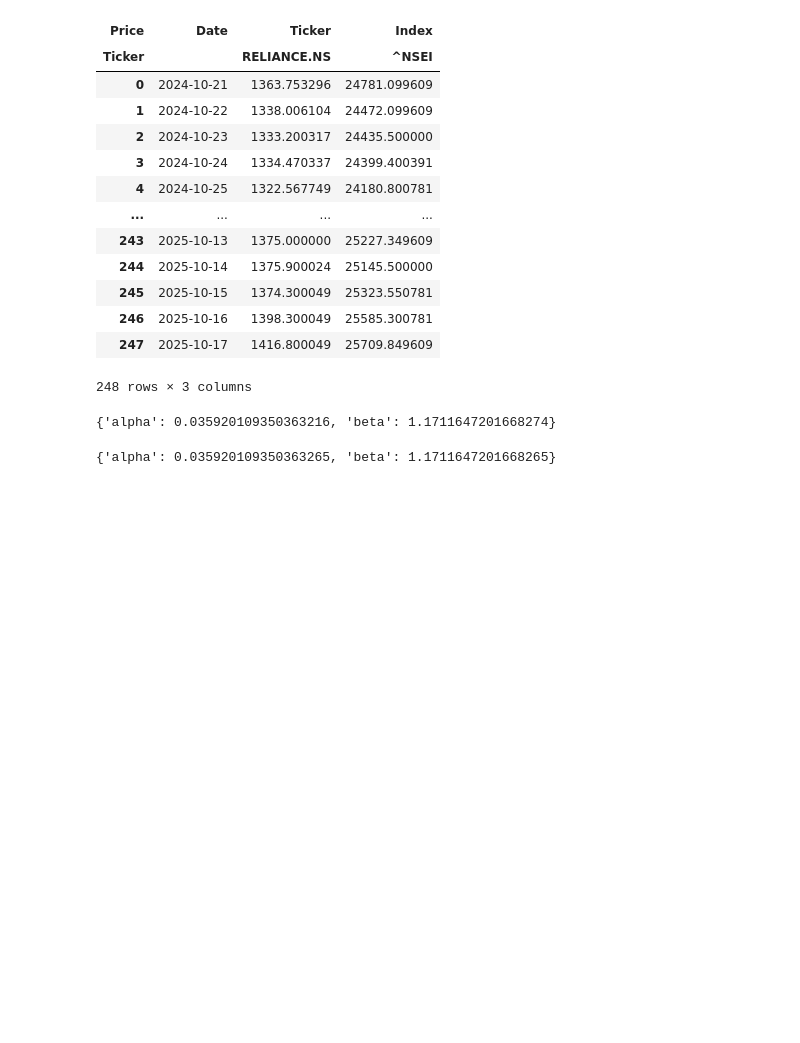
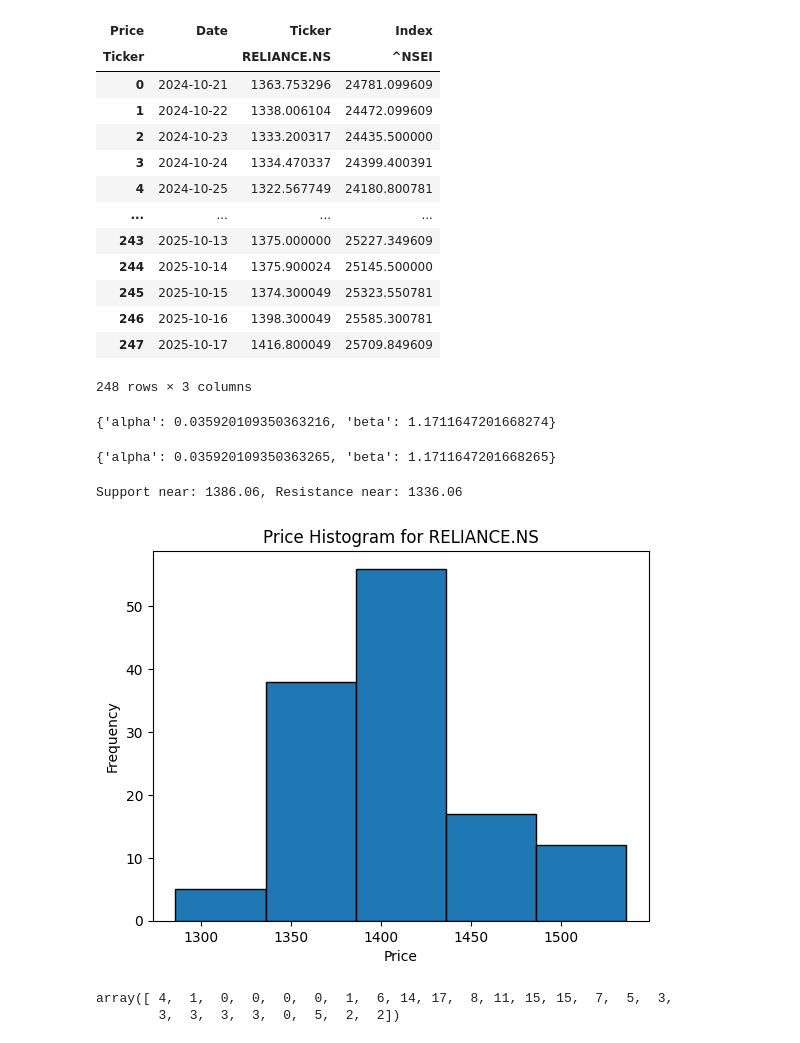
Before and after one commit to johndoe775/mcp_tools, a Jupyter notebook: research/trials.ipynb, the cells around one changed output. Cells and saved outputs as stored; diff of their text form; code cells hidden in the pictures; blank space fills up the shorter version.

```diff
--- a/research/trials.ipynb
+++ b/research/trials.ipynb
@@ -586,3 +586,42 @@ get_alpha_beta("RELIANCE.NS", '1y')
 get_alpha_beta_OLS("RELIANCE.NS", '1y')
 # %% [output]
 {'alpha': 0.035920109350363265, 'beta': 1.1711647201668265}
+# %%
+import yfinance as yf
+import numpy as np
+import matplotlib.pyplot as plt
+
+# Parameters
+TICKER = 'RELIANCE.NS'  # Replace with your stock
+PERIOD = '6mo'          # e.g., '6mo', '1y', '2y'
+BIN_SIZE = 50           # Change this to suit the price range (₹10 bin)
+
+# Download price data
+data = yf.Ticker(TICKER).history(period=PERIOD)
+prices = data['Close'].values
+
+# Create bins
+bins = np.arange(prices.min(), prices.max() + BIN_SIZE, BIN_SIZE)
+hist, edges = np.histogram(prices, bins=bins)
+
+# Find support/resistance bins
+top_bins_idx = np.argsort(hist)[::-1]  # Sorted (descending) index of bin frequencies
+support_bin = edges[top_bins_idx[0]]         # Highest frequency bin (support)
+resistance_bin = edges[top_bins_idx[1]]      # Second highest (resistance), can adjust
+
+print(f"Support near: {support_bin:.2f}, Resistance near: {resistance_bin:.2f}")
+
+# Optional: Plot histogram
+plt.hist(prices, bins=bins, edgecolor='black')
+plt.title(f'Price Histogram for {TICKER}')
+plt.xlabel('Price')
+plt.ylabel('Frequency')
+plt.show()
+# %% [output]
+Support near: 1386.06, Resistance near: 1336.06
+[figure, added]
+# %%
+hist
+# %% [output]
+array([ 4,  1,  0,  0,  0,  0,  1,  6, 14, 17,  8, 11, 15, 15,  7,  5,  3,
+        3,  3,  3,  3,  0,  5,  2,  2])
```
Also changed, not shown: parts of 1 cell of this notebook, 3 other files.
